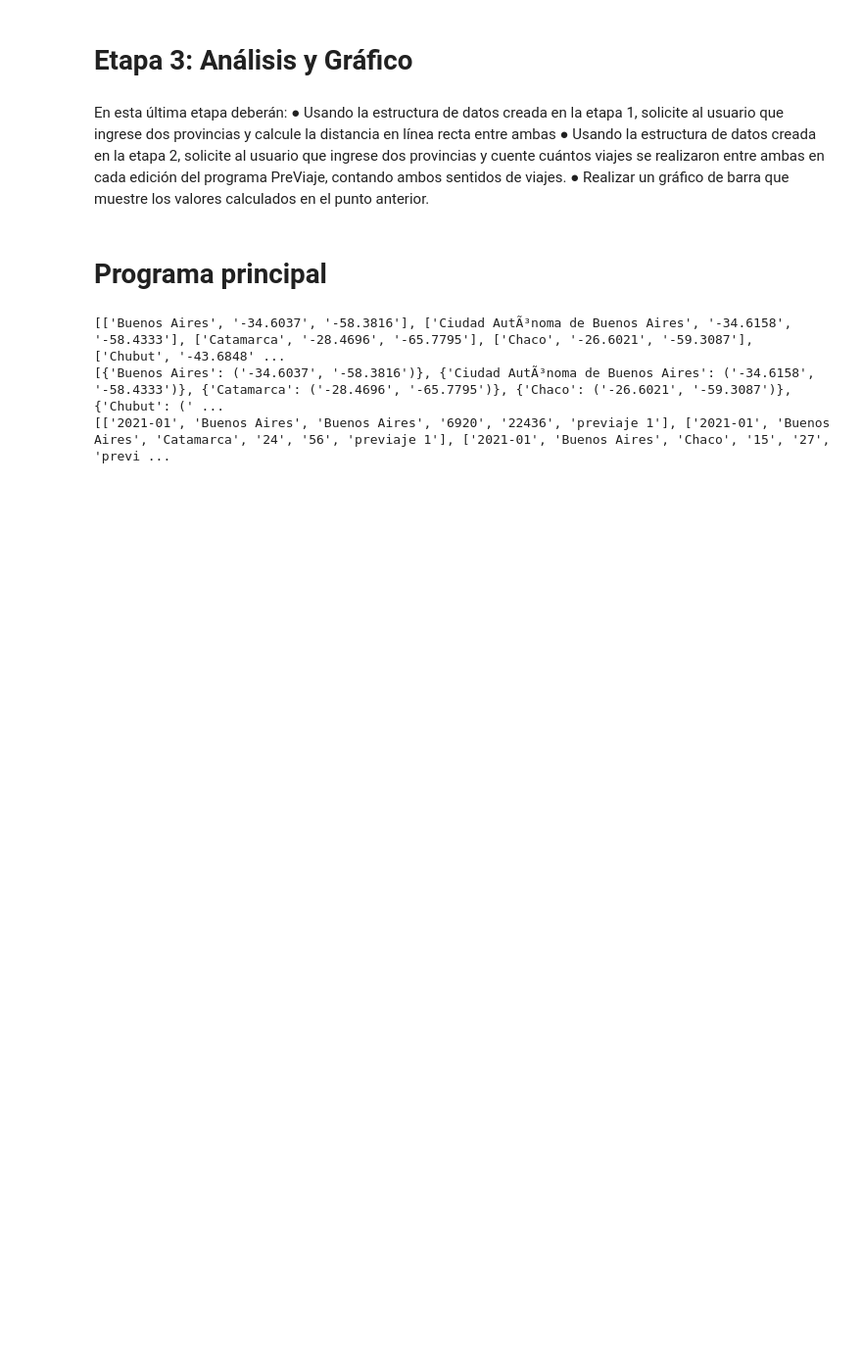
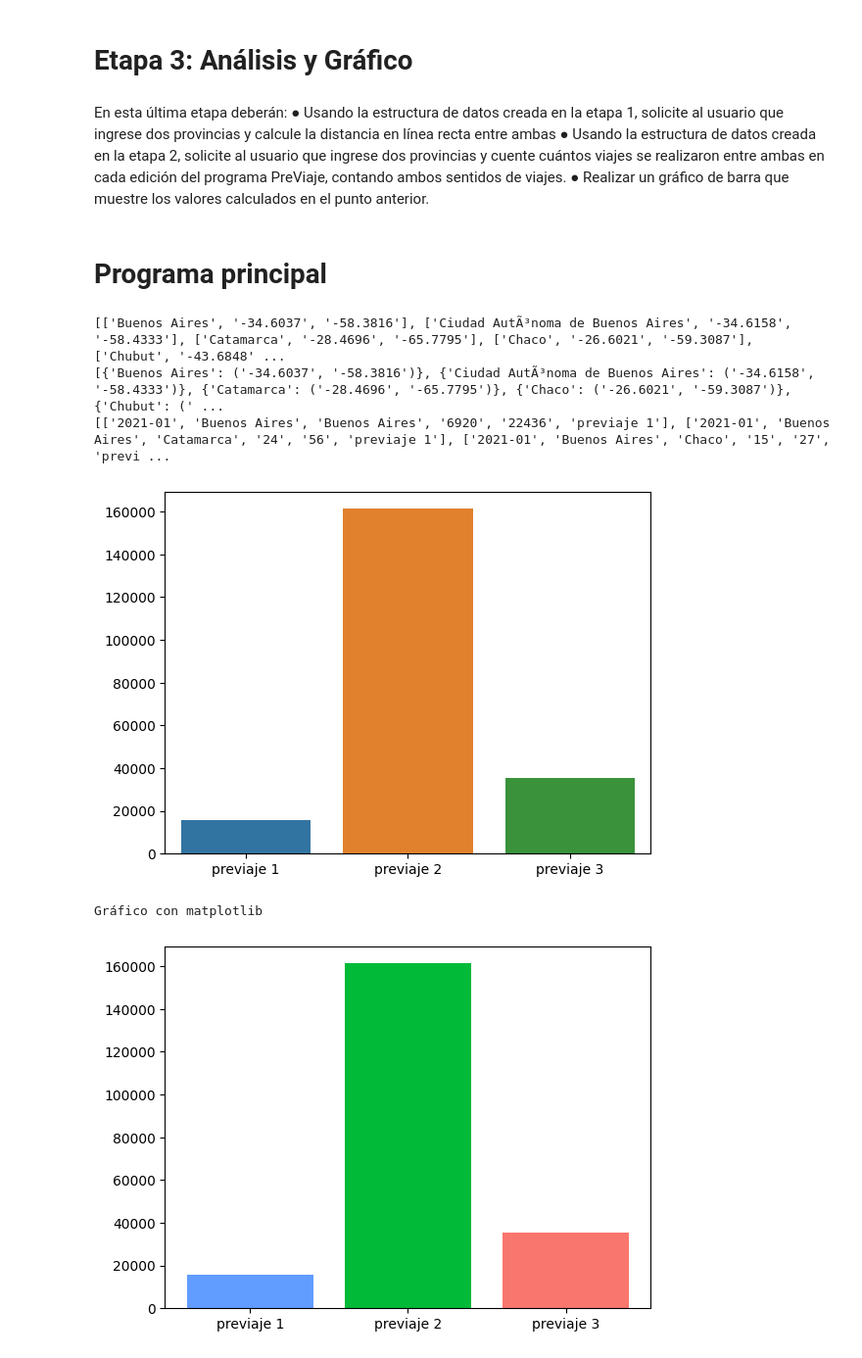
Before and after one commit to Michel12122/TP_Libre, a Jupyter notebook: TP_Libre[1C_2023].ipynb, the cells around one changed output. Shown: that part at 98% size. Cells and saved outputs as stored; diff of their text form; code cells hidden in the pictures; blank space fills up the shorter version.

```diff
--- a/TP_Libre[1C_2023].ipynb
+++ b/TP_Libre[1C_2023].ipynb
@@ -203,6 +209,34 @@ def dos_prov_cant_viajes_tot(Lista_viajes):
             tot_viajes_ED3 += int(fila[3])
 
     return tot_viajes_ED1,tot_viajes_ED2,tot_viajes_ED3
+# %%
+def grafico_barra_seaborn(tot_ED1,tot_ED2,tot_ED3):
+    """
+    Realizar un gráfico de barra que muestre los valores calculados en el punto
+    anterior
+    """
+    # Datos
+    x = ["previaje 1", "previaje 2", "previaje 3"]
+    y = [tot_ED1, tot_ED2, tot_ED3]
+
+    # Gráfico de barras
+    sns.barplot(x=x, y=y)
+    plt.show()
+# %%
+def grafico_barra_matplotlib(tot_ED1,tot_ED2,tot_ED3):
+    """
+    Realizar un gráfico de barra que muestre los valores calculados en el punto
+    anterior
+    """
+    # Datos
+    x = ["previaje 1", "previaje 2", "previaje 3"]
+    y = [tot_ED1, tot_ED2, tot_ED3]
+
+    # GráficSo de barras
+    fig, ax = plt.subplots()
+
+    ax.bar(x = x, height = y)
+    plt.show()
 # %% [markdown]
 # Programa principal
 # %%
@@ -214,30 +248,42 @@ print(List_Dic_Cp)
 Lista_viajes = Leer_Viajes()
 print(Lista_viajes)
 
 #---------------------------------------------------------------------
 # Crear objeto Provincia
 tupla_lat_long_usr = (-54.8037,-18.3816) #Datos inventados
 Prov_usr = "Conquista"
 Devolucion_class_Provincia = Provincia(Prov_usr,tupla_lat_long_usr)
 print(Devolucion_class_Provincia)
 #---------------------------------------------------------------------
 # Crear objeto Provincia
 # Crear objeto Viaje y cargar datos desde la lista
 Devolucion_class_Viajes = Viaje(Lista_viajes)
 '''
 # Acceder a los datos cargados
 for viaje in Devolucion_class_Viajes.lista_viajes:
     print(viaje)
 '''
 #---------------------------------------------------------------------
 #Parte 3 (a)
 prov_1,prov_2,lat1, lon1, lat2, lon2 = dist_dos_prov(Lista_Cp)
 distancia = haversine(lat1,lon1,lat2,lon2)
 print(f"La distancia en línea recta entre {prov_1} y {prov_2} es de:",distancia,"km")
+
 #Parte 3 (b)
 tot_ED1,tot_ED2,tot_ED3 = dos_prov_cant_viajes_tot(Lista_viajes)
 print(f" La cantidad de viajes de la ED 1 es: {tot_ED1},de la ED 2: {tot_ED2} y de la ED 3:{tot_ED3}")
+
+#Parte 3(c)
+print("")
+print("Gráfico con seaborn")
+Grapichs_seaborn = grafico_barra_seaborn(tot_ED1,tot_ED2,tot_ED3)
+
+print("Gráfico con matplotlib")
+Grapichs_matplotlib = grafico_barra_matplotlib(tot_ED1,tot_ED2,tot_ED3)
 # %% [output]
 [['Buenos Aires', '-34.6037', '-58.3816'], ['Ciudad AutÃ³noma de Buenos Aires', '-34.6158', '-58.4333'], ['Catamarca', '-28.4696', '-65.7795'], ['Chaco', '-26.6021', '-59.3087'], ['Chubut', '-43.6848' ...
 [{'Buenos Aires': ('-34.6037', '-58.3816')}, {'Ciudad AutÃ³noma de Buenos Aires': ('-34.6158', '-58.4333')}, {'Catamarca': ('-28.4696', '-65.7795')}, {'Chaco': ('-26.6021', '-59.3087')}, {'Chubut': (' ...
 [['2021-01', 'Buenos Aires', 'Buenos Aires', '6920', '22436', 'previaje 1'], ['2021-01', 'Buenos Aires', 'Catamarca', '24', '56', 'previaje 1'], ['2021-01', 'Buenos Aires', 'Chaco', '15', '27', 'previ ...
+[figure, added]
+Gráfico con matplotlib
+[figure, added]
```
Also changed, not shown: parts of 2 cells of this notebook.
